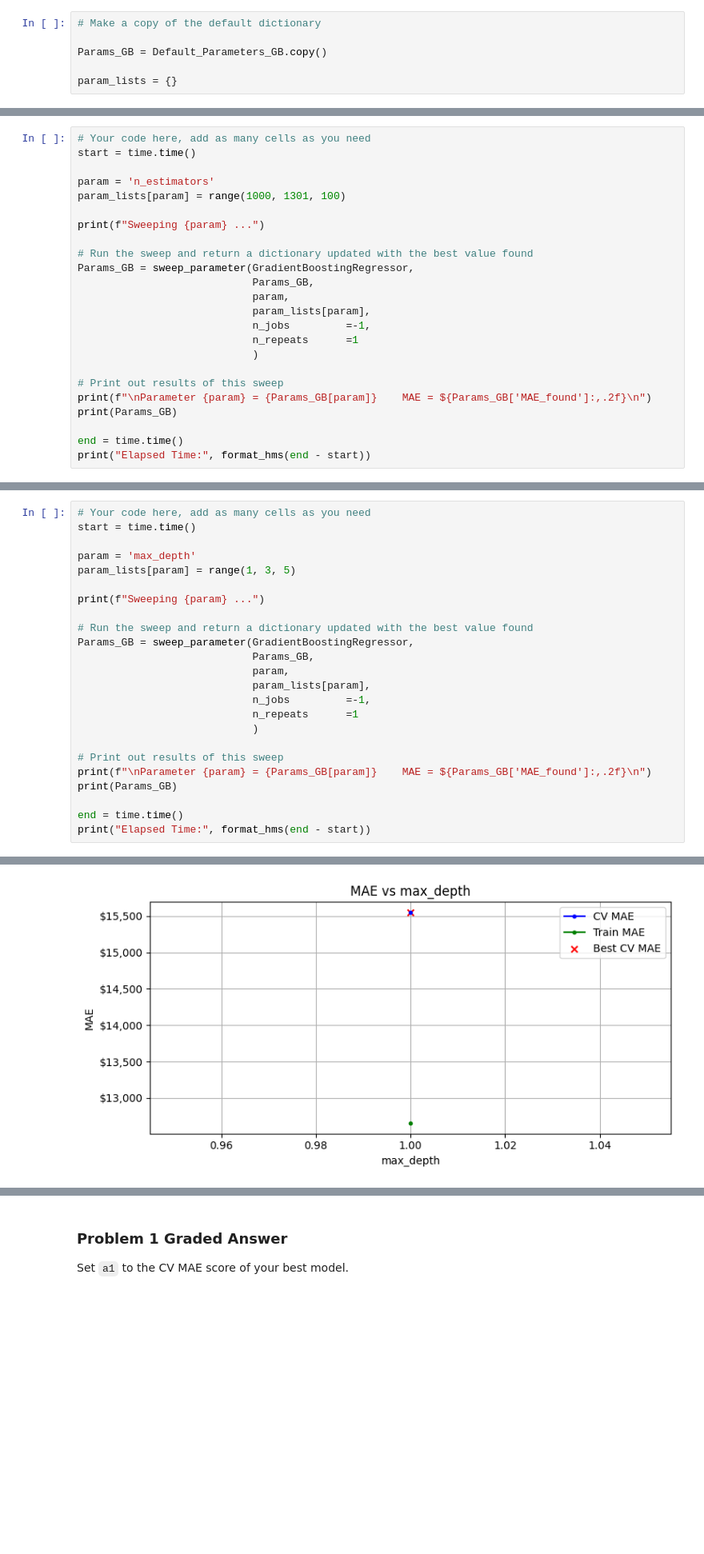
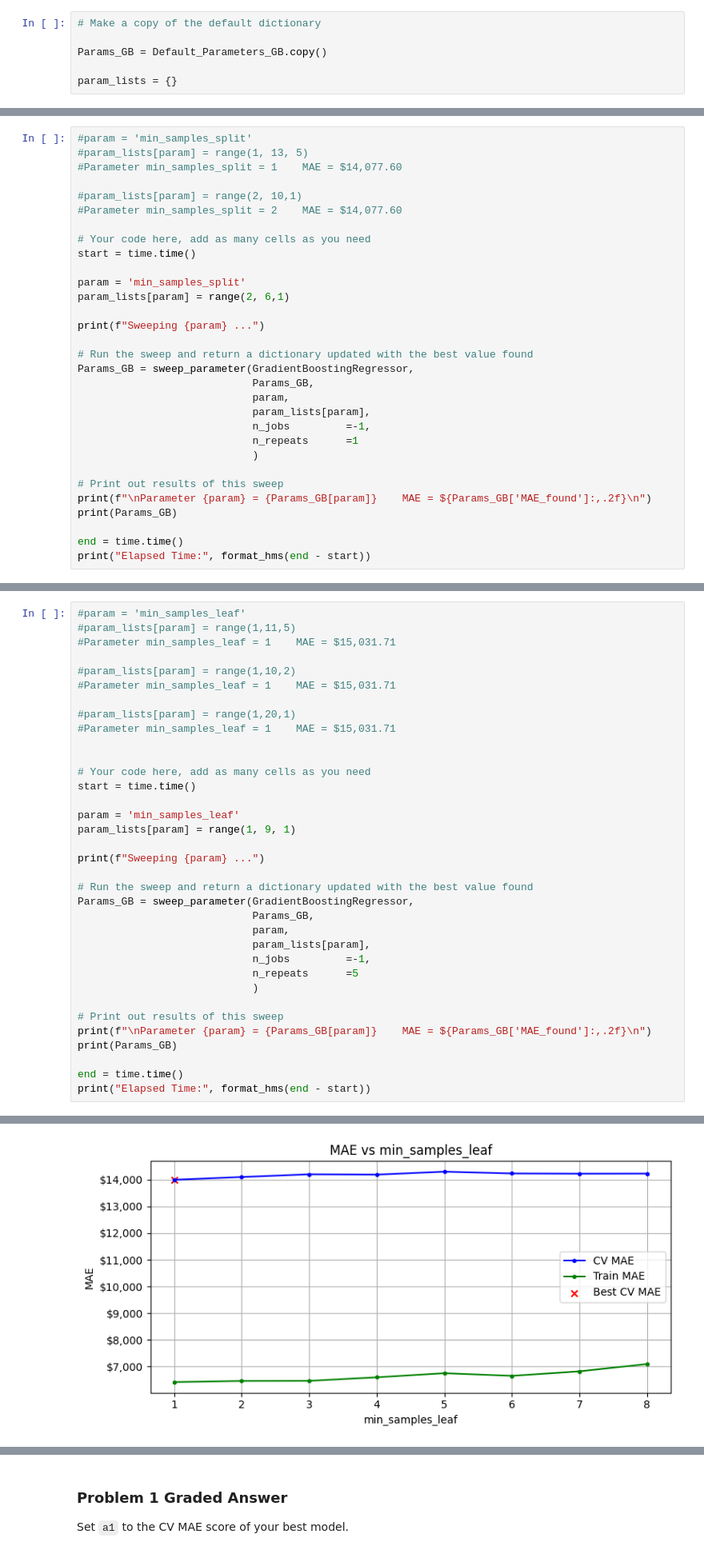
Before and after one commit to jydeleon/JazminRepo-603, a Jupyter notebook: Module-3-Assignments-main/Homework_07.ipynb, the cells around one changed output, grey strips where cells are left out. Shown: that part at 80% size. Cells and saved outputs as stored; diff of their text form; blank space fills up the shorter version.

```diff
--- a/Module-3-Assignments-main/Homework_07.ipynb
+++ b/Module-3-Assignments-main/Homework_07.ipynb
@@ -413,9 +560,16 @@ param_lists = {}
 # %%
+#param = 'min_samples_split'
+#param_lists[param] = range(1, 13, 5)
+#Parameter min_samples_split = 1    MAE = $14,077.60
+
+#param_lists[param] = range(2, 10,1)
+#Parameter min_samples_split = 2    MAE = $14,077.60
+
 # Your code here, add as many cells as you need
 start = time.time()
 
-param = 'n_estimators'
-param_lists[param] = range(1000, 1301, 100)
+param = 'min_samples_split'
+param_lists[param] = range(2, 6,1)
 
 print(f"Sweeping {param} ...")
 
@@ -446,9 +600,20 @@ Elapsed Time: 00:03:39
 # %%
+#param = 'min_samples_leaf'
+#param_lists[param] = range(1,11,5)
+#Parameter min_samples_leaf = 1    MAE = $15,031.71
+
+#param_lists[param] = range(1,10,2)
+#Parameter min_samples_leaf = 1    MAE = $15,031.71
+
+#param_lists[param] = range(1,20,1)
+#Parameter min_samples_leaf = 1    MAE = $15,031.71
+
+
 # Your code here, add as many cells as you need
 start = time.time()
 
-param = 'max_depth'
-param_lists[param] = range(1, 3, 5)
+param = 'min_samples_leaf'
+param_lists[param] = range(1, 9, 1)
 
 print(f"Sweeping {param} ...")
 
@@ -458,7 +623,7 @@ Params_GB = sweep_parameter(GradientBoostingRegressor,
                             param,
                             param_lists[param],
                             n_jobs         =-1,
-                            n_repeats      =1
+                            n_repeats      =5
                             )
 
 # Print out results of this sweep
@@ -472 +637 @@ Sweeping max_depth ...
-[figure, old version]
+[figure, new version]
```
Also changed, not shown: parts of 24 cells of this notebook.
